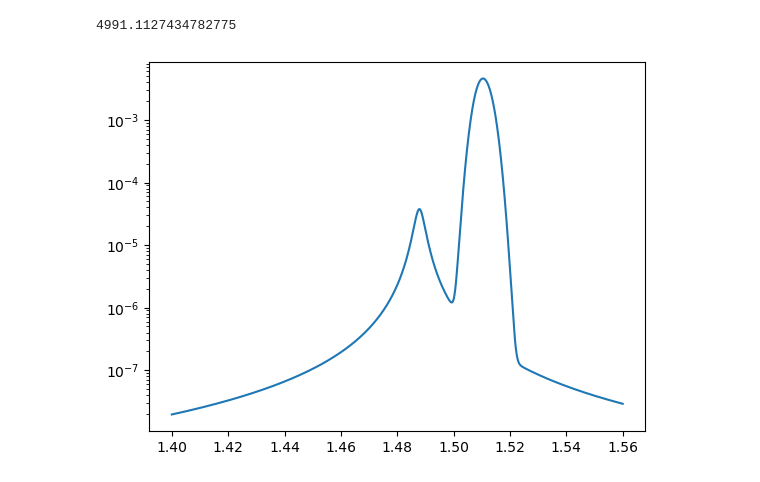
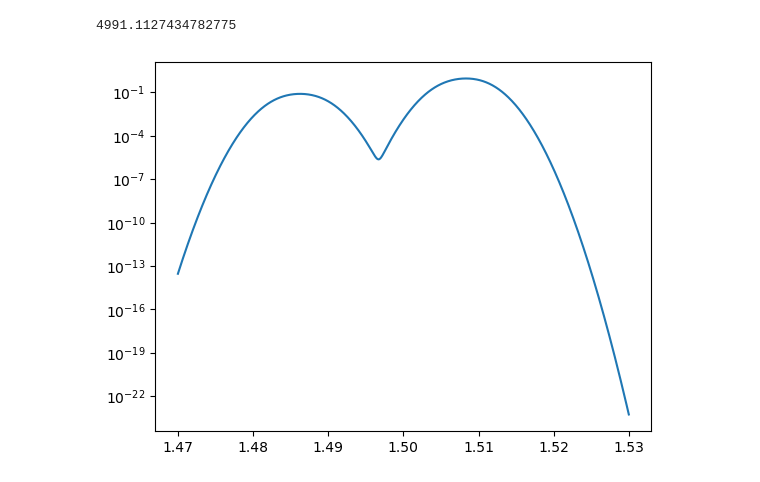
Before and after one commit to MTLphys/FittingFunctions, a Jupyter notebook: Fitfunction.ipynb, the cells around one changed output. Drawn from its saved outputs; the diff is of its cells as text; code cells hidden in the pictures.

Commit message:
modifying to include EID scattering Variablity

```diff
--- a/Fitfunction.ipynb
+++ b/Fitfunction.ipynb
@@ -491,26 +491,30 @@ b = vecdim(x*x*x,u)
 # %%
 import numpy as np
 import matplotlib.pyplot as plt
+from scipy.special import voigt_profile as voigt
 def gauss(x,A,S,x0):
     return A*np.exp(-(x-x0)**2/S**2/2)
 def lorentz(x,A,G,x0):
     return A*1/(1+((x-x0)/G)**2)
-def PLfunct(E,A,B,C,S1,S2,G1,x1,x2,x3,y0):
-    return gauss(E,A,S1,x1)+gauss(E,B,S2,x2)+lorentz(E,C,G1,x3)+y0
+def PLfunct(E,A,B,C,D,S1,S2,G1,G2,x1,x2,x3,x4):
+    return gauss(E,A,S1,x1)+gauss(E,B,S1,x2)+gauss(E,C,S2,x3)+gauss(E,D,S2,x4)
 # %%
-A=.00325
-B=.00211
-C= 3.77336e-5
-S1 = .00224
-S2 = .00224
-G = .002
-x1 = 1.50956
-x2 = 1.50956+2.5e-3
-x3 = 1.48786
-
-E = np.linspace(1.40,1.56,1000)
-y = PLfunct(E,A,B,C,S1,S2,G,x1,x2,x3,0)
+A=.5
+B=.60
+C= 4.77336e-2
+D= 4.77336e-2
+S1 = .002
+S2 = .002
+S3 = .002
+S4 = .002
+x1 = 1.5069
+x2 = 1.5069+2.5e-3
+x3 = 1.485
+x4 = 1.485+2.5e-3
+ig = [A,B,C,D,S1,S2,S3,x1,x2,x3,x4]
+E = np.linspace(1.47,1.53,1000)
+y = PLfunct(E,A,B,C,D,S1,S2,x1,x2,x3,x4)
 plt.plot(E,y)
 plt.yscale('log')
 # %% [output]
-[figure, old version]
+[figure, new version]
```
Also changed, not shown: parts of 5 cells of this notebook, 3 other files.
